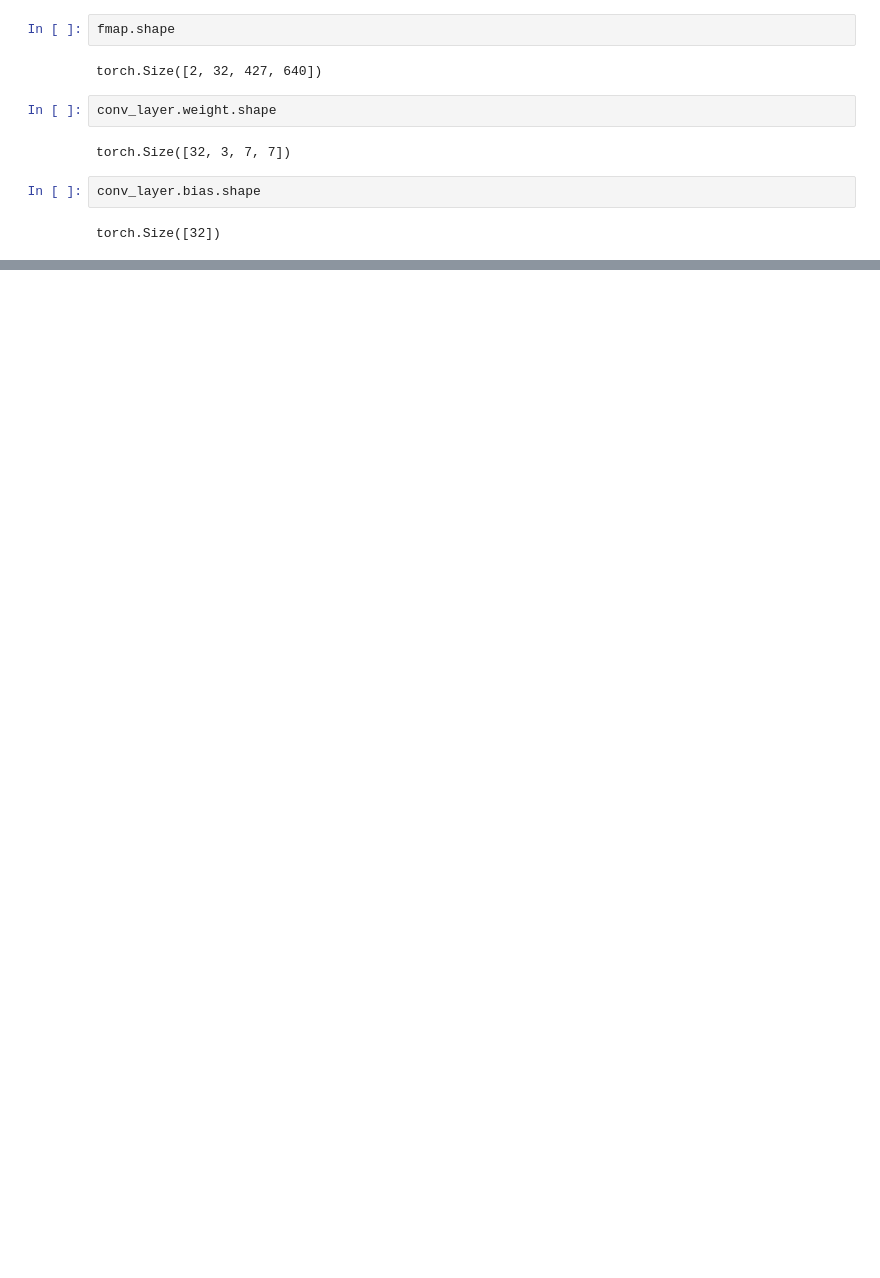
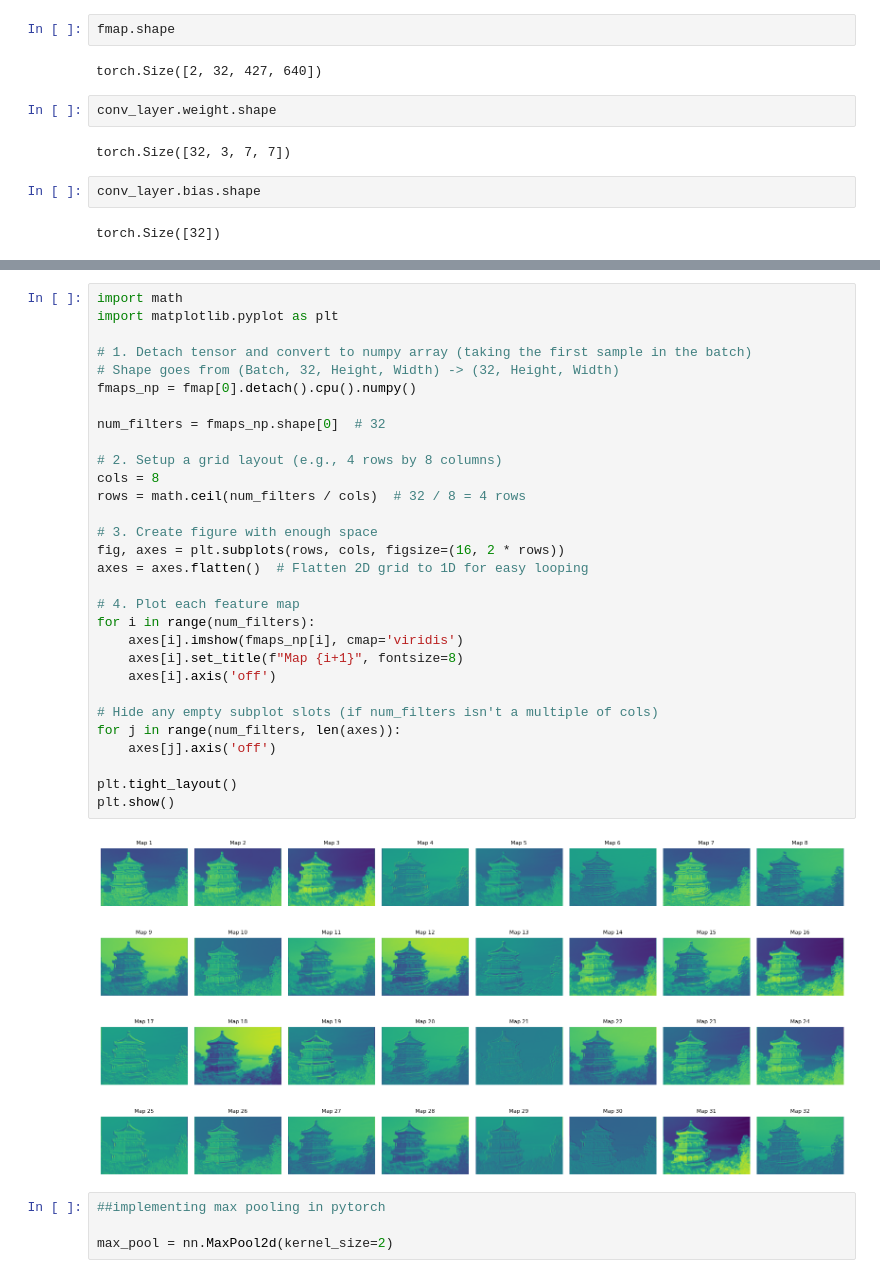
Before and after one commit to Abdurhman-elgrm/Hands-On_Machine_Learning, a Jupyter notebook: CHAPTER 12 Deep Computer Vision Using Convolutional Neural Networks/CNN.ipynb, the cells around one changed output, grey strips where cells are left out. Drawn from its saved outputs; the diff is of its cells as text; blank space fills up the shorter version.

```diff
--- a/CHAPTER 12 Deep Computer Vision Using Convolutional Neural Networks/CNN.ipynb
+++ b/CHAPTER 12 Deep Computer Vision Using Convolutional Neural Networks/CNN.ipynb
@@ -34,0 +42,36 @@ torch.Size([32])
+# %%
+import math
+import matplotlib.pyplot as plt
+
+# 1. Detach tensor and convert to numpy array (taking the first sample in the batch)
+# Shape goes from (Batch, 32, Height, Width) -> (32, Height, Width)
+fmaps_np = fmap[0].detach().cpu().numpy()
+
+num_filters = fmaps_np.shape[0]  # 32
+
+# 2. Setup a grid layout (e.g., 4 rows by 8 columns)
+cols = 8
+rows = math.ceil(num_filters / cols)  # 32 / 8 = 4 rows
+
+# 3. Create figure with enough space
+fig, axes = plt.subplots(rows, cols, figsize=(16, 2 * rows))
+axes = axes.flatten()  # Flatten 2D grid to 1D for easy looping
+
+# 4. Plot each feature map
+for i in range(num_filters):
+    axes[i].imshow(fmaps_np[i], cmap='viridis')
+    axes[i].set_title(f"Map {i+1}", fontsize=8)
+    axes[i].axis('off')
+
+# Hide any empty subplot slots (if num_filters isn't a multiple of cols)
+for j in range(num_filters, len(axes)):
+    axes[j].axis('off')
+
+plt.tight_layout()
+plt.show()
+# %% [output]
+[figure, added]
+# %%
+##implementing max pooling in pytorch
+
+max_pool = nn.MaxPool2d(kernel_size=2)
```
Also changed, not shown: parts of 3 cells of this notebook.
